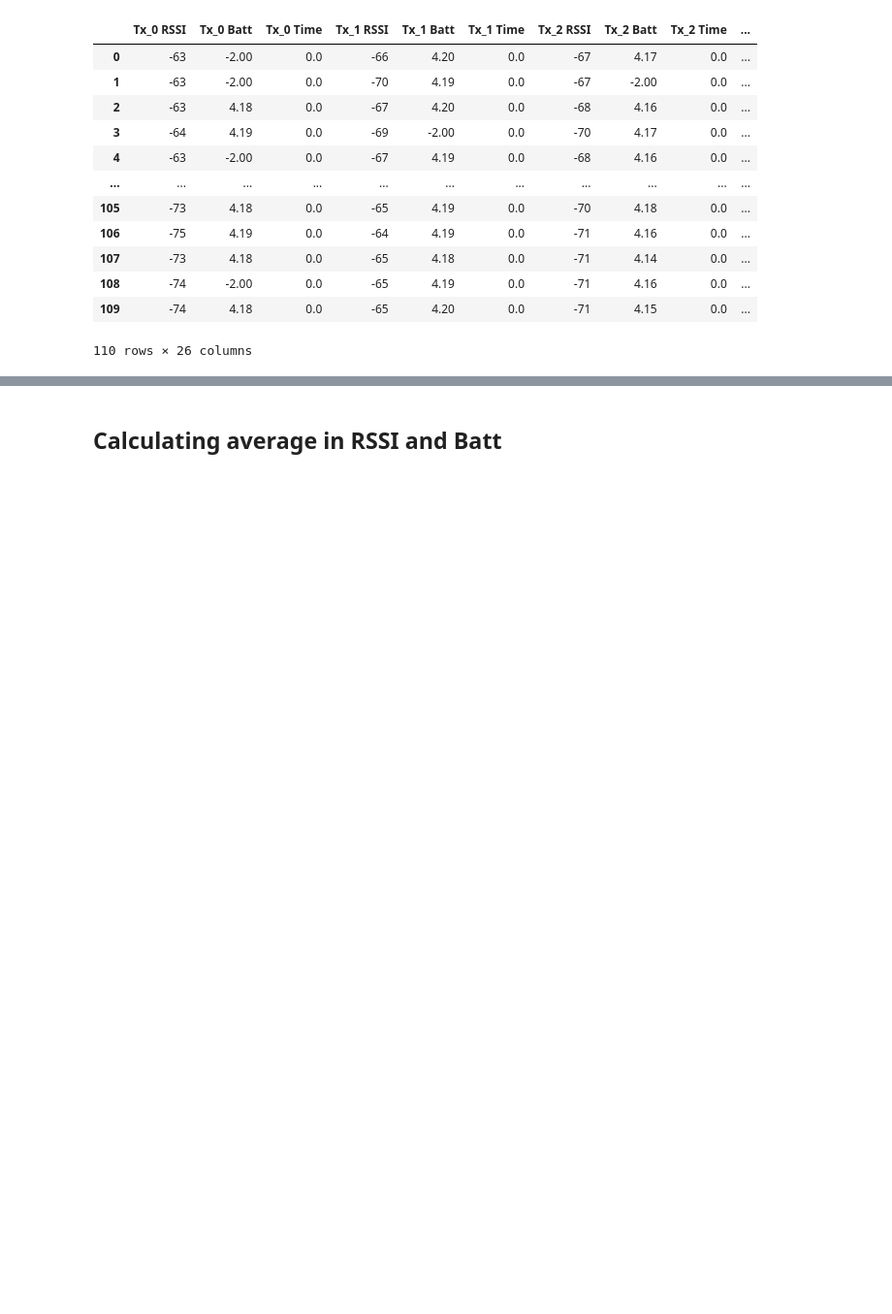
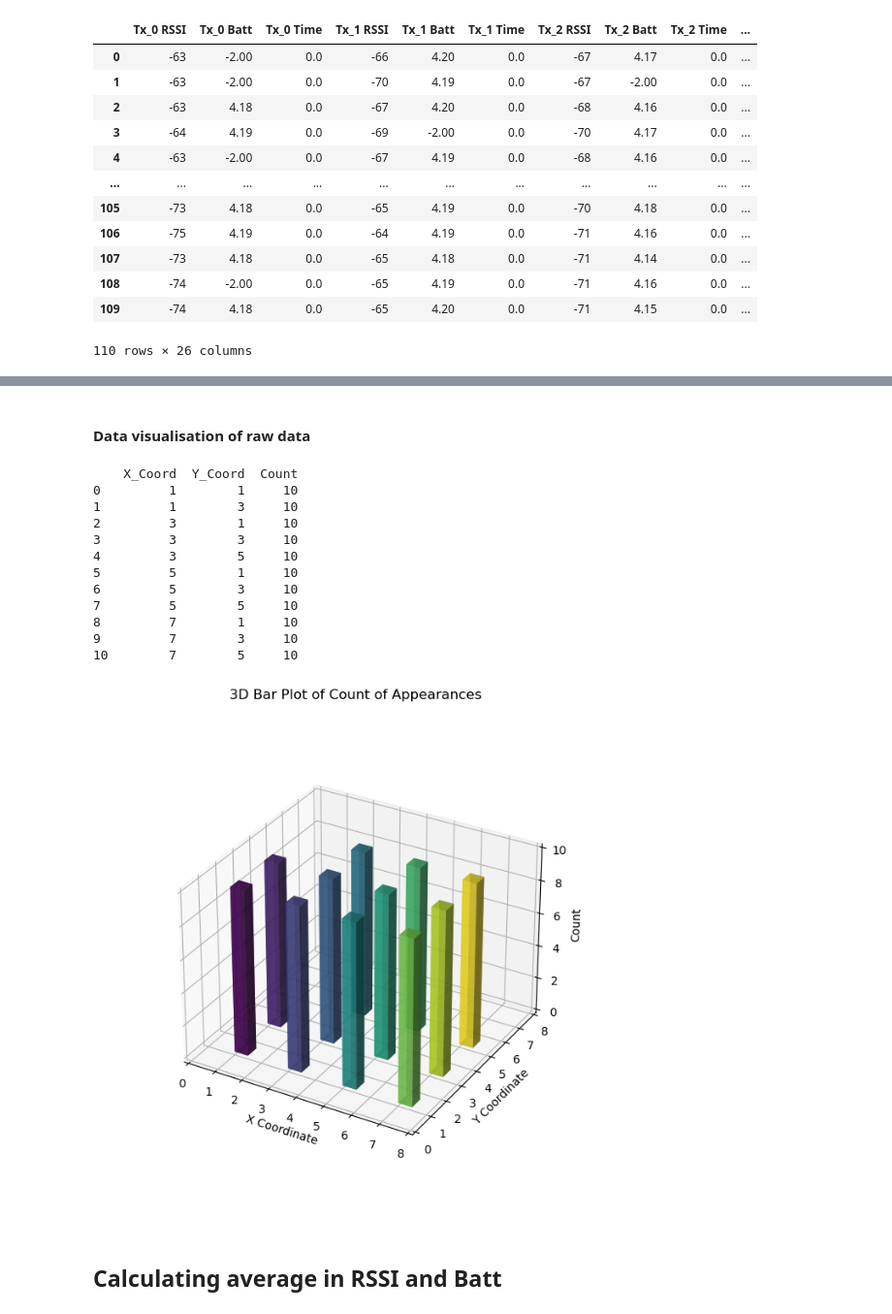
Before and after one commit to RandallCher/FYP, a Jupyter notebook: Main.ipynb, the cells around one changed output, grey strips where cells are left out. Shown at 97% size. Cells and saved outputs as stored; diff of their text form; code cells hidden in the pictures; blank space fills up the shorter version.

```diff
--- a/Main.ipynb
+++ b/Main.ipynb
@@ -90,3 +124,62 @@ combined_df
+# %% [markdown]
+#### Data visualisation of raw data
+# %%
+# Count appearances of (X_Coord, Y_Coord) pairs
+count_data = combined_df.groupby(['X_Coord', 'Y_Coord']).size().reset_index(name='Count')
+print(count_data)
+# Create a grid for the surface plot
+x = count_data['X_Coord'].unique()
+y = count_data['Y_Coord'].unique()
+X, Y = np.meshgrid(x, y)
+
+# Prepare the Z values (Count)
+Z = np.zeros_like(X)
+
+for i in range(len(count_data)):
+    x_idx = np.where(x == count_data['X_Coord'].iloc[i])[0][0]
+    y_idx = np.where(y == count_data['Y_Coord'].iloc[i])[0][0]
+    Z[y_idx, x_idx] = count_data['Count'].iloc[i]
+
+
+colors = plt.cm.viridis(np.linspace(0, 1, len(count_data)))
+
+fig = plt.figure(figsize=(10, 8))
+ax = fig.add_subplot(111, projection='3d')
+
+# Create 3D bar plot
+
+x = count_data['X_Coord']
+y = count_data['Y_Coord']
+z = np.zeros(len(count_data))
+dx = dy = 0.5  # Width and depth of bars
+dz = count_data['Count']
+
+ax.bar3d(x, y, z, dx, dy, dz, color=colors, alpha=0.7)
+
+ax.set_xlabel('X Coordinate')
+ax.set_xlim([0,8])
+ax.set_ylabel('Y Coordinate')
+ax.set_ylim([0,8])
+ax.set_zlabel('Count')
+
+ax.set_title('3D Bar Plot of Count of Appearances')
+ax.set_box_aspect(aspect=None, zoom=0.8)
+plt.show()
+fig.savefig('/figures/No_Data.png')
+# %% [output]
+    X_Coord  Y_Coord  Count
+0         1        1     10
+1         1        3     10
+2         3        1     10
+3         3        3     10
+4         3        5     10
+5         5        1     10
+6         5        3     10
+7         5        5     10
+8         7        1     10
+9         7        3     10
+10        7        5     10
+[figure, added]
 # %% [markdown]
 ## Calculating average in RSSI and Batt
 # %%
```
Also changed, not shown: parts of 5 cells of this notebook, 1 other file.
